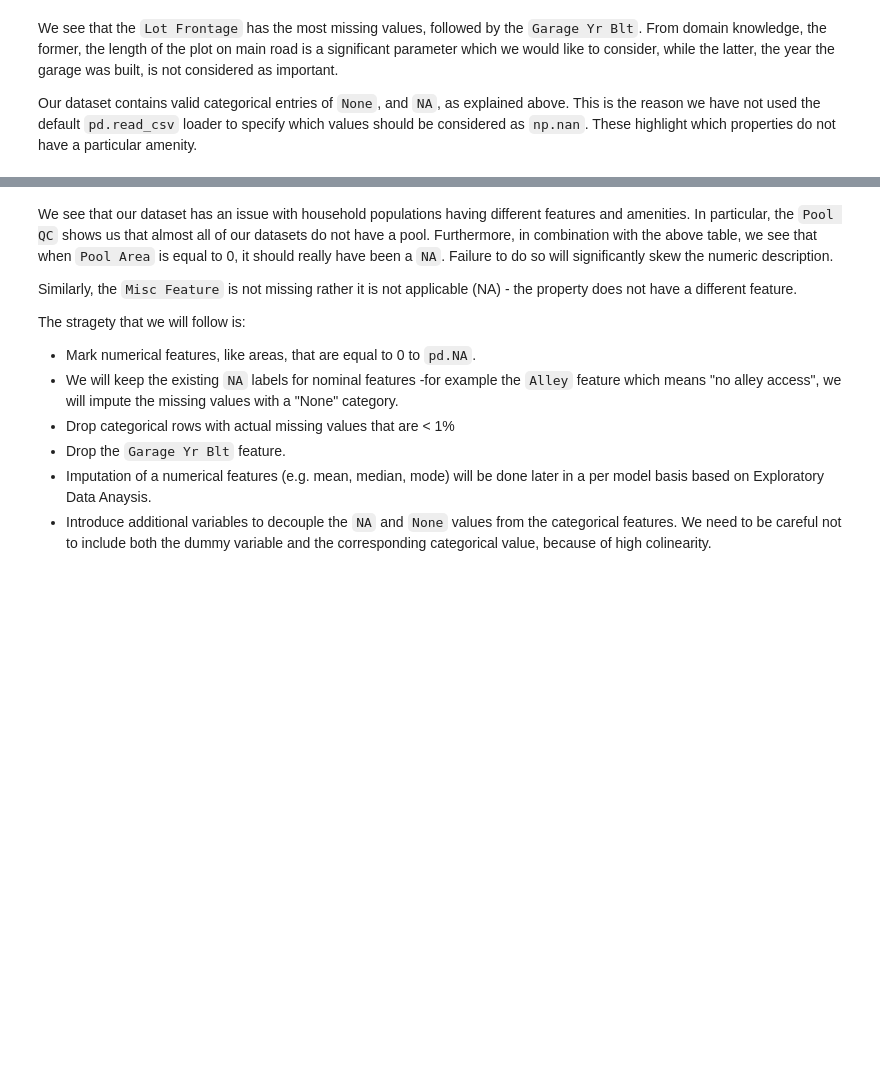
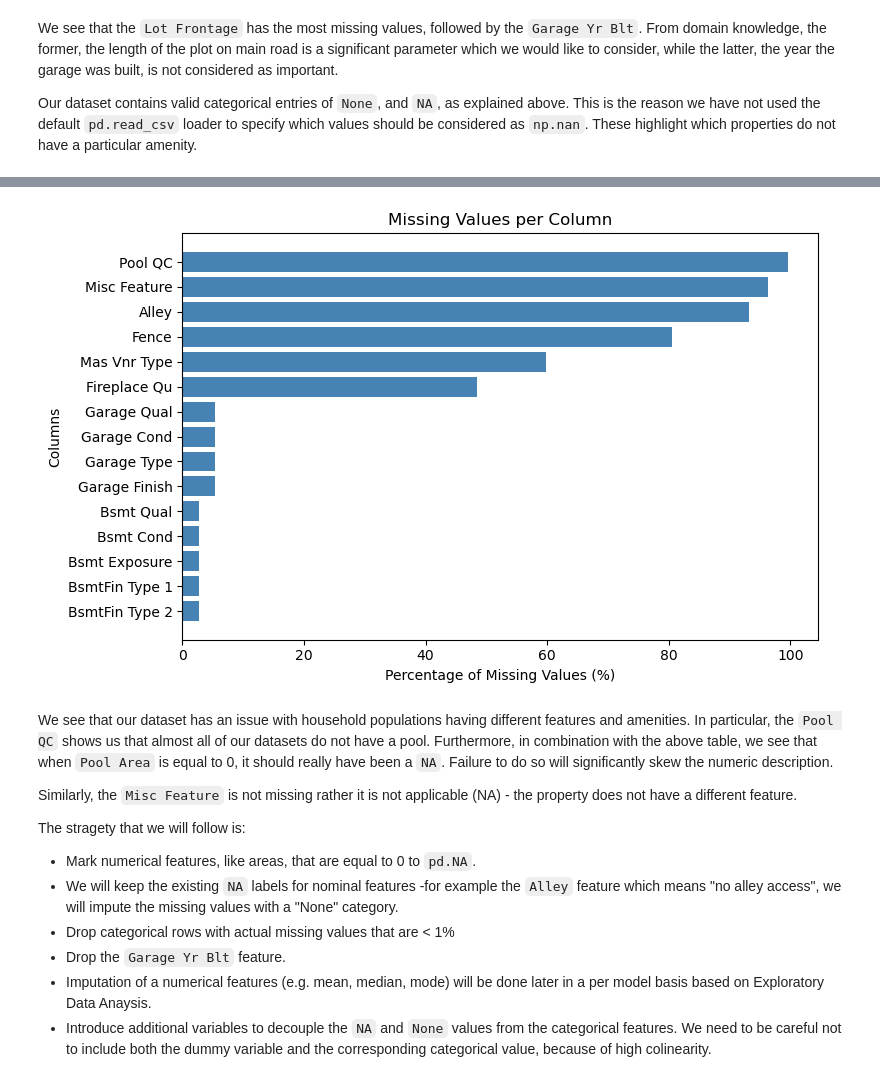
Before and after one commit to i-demetriou/dsc510-group-project, a Jupyter notebook: dsc510.theofanous.alexandrou.demetriou.ipynb, the cells around one changed output, grey strips where cells are left out. Cells and saved outputs as stored; diff of their text form; code cells hidden in the pictures; blank space fills up the shorter version.

```diff
--- a/dsc510.theofanous.alexandrou.demetriou.ipynb
+++ b/dsc510.theofanous.alexandrou.demetriou.ipynb
@@ -768,3 +788,19 @@ no_ameties
+# %%
+plt.figure(figsize=(8, 5))
+plt.barh(
+    y=no_ameties.index,
+    width=no_ameties['percentage'],
+    color='steelblue'
+)
+
+plt.xlabel('Percentage of Missing Values (%)')
+plt.ylabel('Columns')
+plt.title('Missing Values per Column')
+plt.gca().invert_yaxis()  # δείξε τα περισσότερα πάνω
+plt.tight_layout()
+plt.show()
+# %% [output]
+[figure, added]
 # %% [markdown]
 We see that our dataset has an issue with household populations having different features and amenities. In particular, the `Pool QC` shows us that almost all of our datasets do not have a pool. Furthermore, in combination with the above table, we see that when `Pool Area` is equal to 0, it should really have been a `NA`. Failure to do so will significantly skew the numeric description.
 
```
Also changed, not shown: parts of 3 cells of this notebook.
